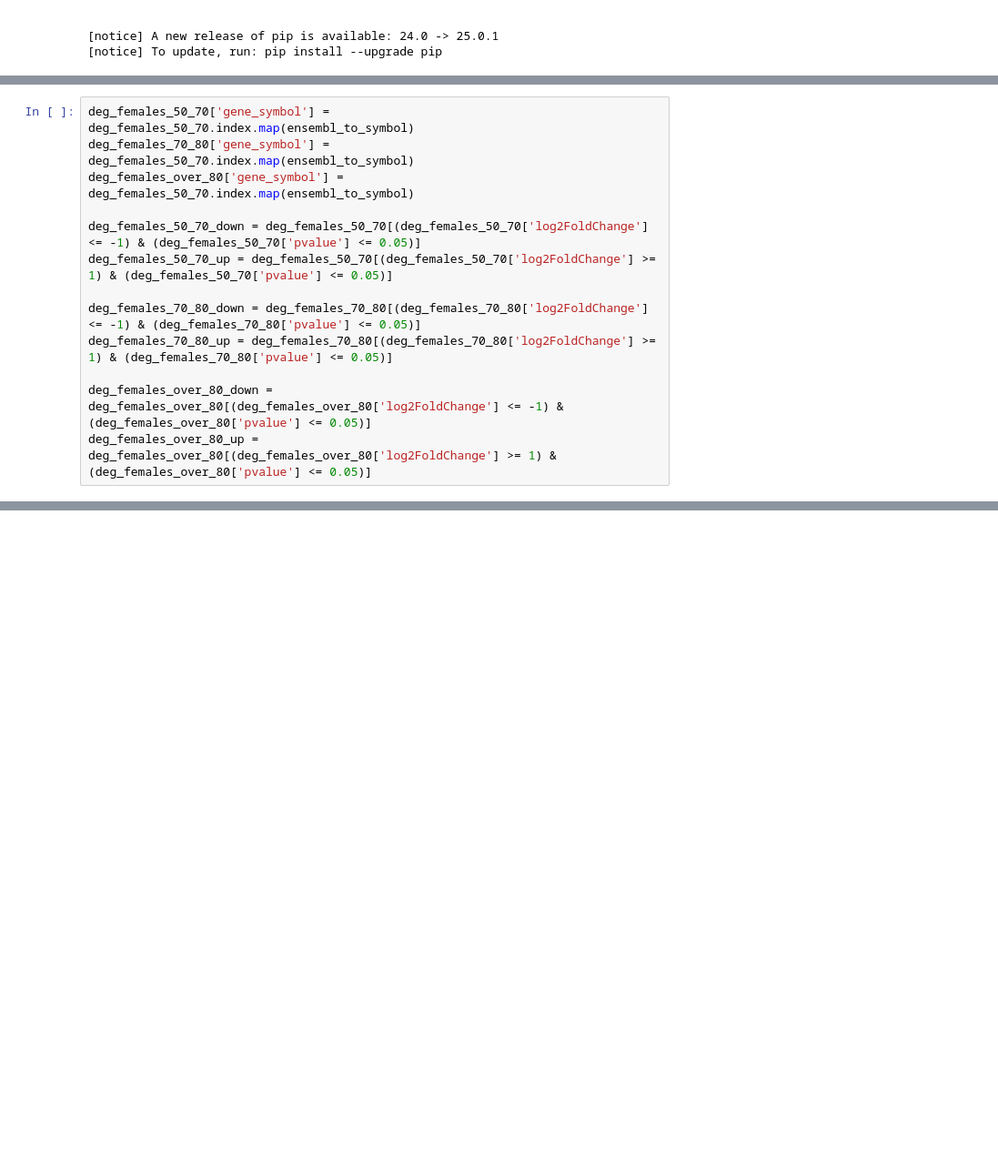
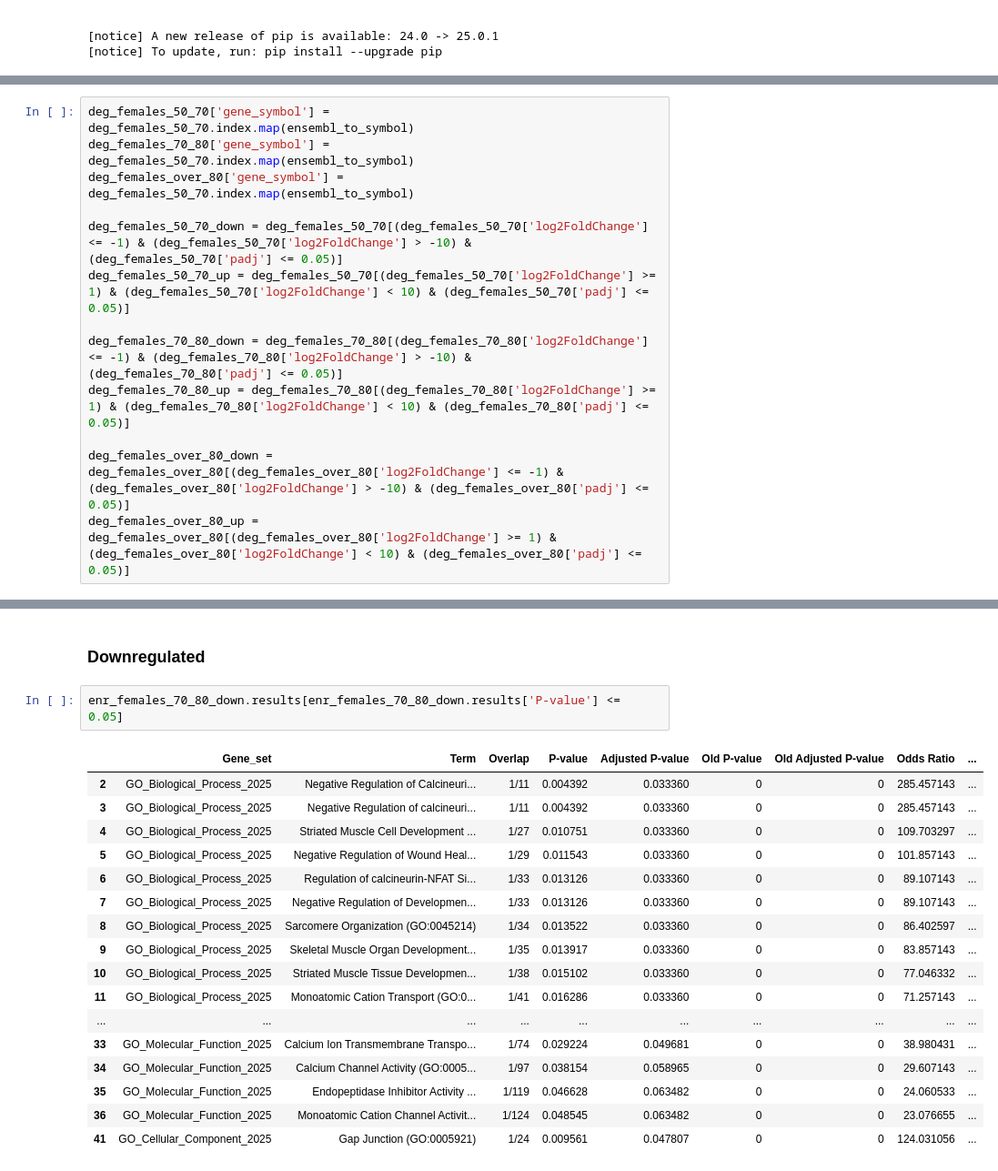
Before and after one commit to perpk/ppmi-wip, a Jupyter notebook: stratification/ppmi-wip.stratification.deg-overview.ipynb, the cells around one changed output, grey strips where cells are left out. Shown at 91% size. Drawn from its saved outputs; the diff is of its cells as text; blank space fills up the shorter version.

```diff
--- a/stratification/ppmi-wip.stratification.deg-overview.ipynb
+++ b/stratification/ppmi-wip.stratification.deg-overview.ipynb
@@ -438,14 +575,14 @@ deg_females_50_70['gene_symbol'] = deg_females_50_70.index.map(ensembl_to_symbol
 deg_females_70_80['gene_symbol'] = deg_females_50_70.index.map(ensembl_to_symbol)
 deg_females_over_80['gene_symbol'] = deg_females_50_70.index.map(ensembl_to_symbol)
 
-deg_females_50_70_down = deg_females_50_70[(deg_females_50_70['log2FoldChange'] <= -1) & (deg_females_50_70['pvalue'] <= 0.05)]
-deg_females_50_70_up = deg_females_50_70[(deg_females_50_70['log2FoldChange'] >= 1) & (deg_females_50_70['pvalue'] <= 0.05)]
+deg_females_50_70_down = deg_females_50_70[(deg_females_50_70['log2FoldChange'] <= -1) & (deg_females_50_70['log2FoldChange'] > -10) & (deg_females_50_70['padj'] <= 0.05)]
+deg_females_50_70_up = deg_females_50_70[(deg_females_50_70['log2FoldChange'] >= 1) & (deg_females_50_70['log2FoldChange'] < 10) & (deg_females_50_70['padj'] <= 0.05)]
 
-deg_females_70_80_down = deg_females_70_80[(deg_females_70_80['log2FoldChange'] <= -1) & (deg_females_70_80['pvalue'] <= 0.05)]
-deg_females_70_80_up = deg_females_70_80[(deg_females_70_80['log2FoldChange'] >= 1) & (deg_females_70_80['pvalue'] <= 0.05)]
+deg_females_70_80_down = deg_females_70_80[(deg_females_70_80['log2FoldChange'] <= -1) & (deg_females_70_80['log2FoldChange'] > -10) & (deg_females_70_80['padj'] <= 0.05)]
+deg_females_70_80_up = deg_females_70_80[(deg_females_70_80['log2FoldChange'] >= 1) & (deg_females_70_80['log2FoldChange'] < 10) & (deg_females_70_80['padj'] <= 0.05)]
 
-deg_females_over_80_down = deg_females_over_80[(deg_females_over_80['log2FoldChange'] <= -1) & (deg_females_over_80['pvalue'] <= 0.05)]
-deg_females_over_80_up = deg_females_over_80[(deg_females_over_80['log2FoldChange'] >= 1) & (deg_females_over_80['pvalue'] <= 0.05)]
+deg_females_over_80_down = deg_females_over_80[(deg_females_over_80['log2FoldChange'] <= -1) & (deg_females_over_80['log2FoldChange'] > -10) & (deg_females_over_80['padj'] <= 0.05)]
+deg_females_over_80_up = deg_females_over_80[(deg_females_over_80['log2FoldChange'] >= 1) & (deg_females_over_80['log2FoldChange'] < 10) & (deg_females_over_80['padj'] <= 0.05)]
 # %%
 import gseapy as gp
 gene_sets = ['MSigDB_Hallmark_2020',
@@ -629,0 +785,22 @@ enr_females_over_80_up = gp.enrichr(gene_list=deg_females_over_80_up['gene_symbo
+# %% [markdown]
+### Downregulated
+# %%
+enr_females_70_80_down.results[enr_females_70_80_down.results['P-value'] <= 0.05]
+# %% [output]
+|  | Gene_set | Term | Overlap | P-value | Adjusted P-value | Old P-value | Old Adjusted P-value | Odds Ratio | ... |
+| 2 | GO_Biological_Process_2025 | Negative Regulation of Calcineuri... | 1/11 | 0.004392 | 0.033360 | 0 | 0 | 285.457143 | ... |
+| 3 | GO_Biological_Process_2025 | Negative Regulation of calcineuri... | 1/11 | 0.004392 | 0.033360 | 0 | 0 | 285.457143 | ... |
+| 4 | GO_Biological_Process_2025 | Striated Muscle Cell Development ... | 1/27 | 0.010751 | 0.033360 | 0 | 0 | 109.703297 | ... |
+| 5 | GO_Biological_Process_2025 | Negative Regulation of Wound Heal... | 1/29 | 0.011543 | 0.033360 | 0 | 0 | 101.857143 | ... |
+| 6 | GO_Biological_Process_2025 | Regulation of calcineurin-NFAT Si... | 1/33 | 0.013126 | 0.033360 | 0 | 0 | 89.107143 | ... |
+| 7 | GO_Biological_Process_2025 | Negative Regulation of Developmen... | 1/33 | 0.013126 | 0.033360 | 0 | 0 | 89.107143 | ... |
+| 8 | GO_Biological_Process_2025 | Sarcomere Organization (GO:0045214) | 1/34 | 0.013522 | 0.033360 | 0 | 0 | 86.402597 | ... |
+| 9 | GO_Biological_Process_2025 | Skeletal Muscle Organ Development... | 1/35 | 0.013917 | 0.033360 | 0 | 0 | 83.857143 | ... |
+| 10 | GO_Biological_Process_2025 | Striated Muscle Tissue Developmen... | 1/38 | 0.015102 | 0.033360 | 0 | 0 | 77.046332 | ... |
+| 11 | GO_Biological_Process_2025 | Monoatomic Cation Transport (GO:0... | 1/41 | 0.016286 | 0.033360 | 0 | 0 | 71.257143 | ... |
+| ... | ... | ... | ... | ... | ... | ... | ... | ... | ... |
+| 33 | GO_Molecular_Function_2025 | Calcium Ion Transmembrane Transpo... | 1/74 | 0.029224 | 0.049681 | 0 | 0 | 38.980431 | ... |
+| 34 | GO_Molecular_Function_2025 | Calcium Channel Activity (GO:0005... | 1/97 | 0.038154 | 0.058965 | 0 | 0 | 29.607143 | ... |
+| 35 | GO_Molecular_Function_2025 | Endopeptidase Inhibitor Activity ... | 1/119 | 0.046628 | 0.063482 | 0 | 0 | 24.060533 | ... |
+| 36 | GO_Molecular_Function_2025 | Monoatomic Cation Channel Activit... | 1/124 | 0.048545 | 0.063482 | 0 | 0 | 23.076655 | ... |
+| 41 | GO_Cellular_Component_2025 | Gap Junction (GO:0005921) | 1/24 | 0.009561 | 0.047807 | 0 | 0 | 124.031056 | ... |
```
Also changed, not shown: parts of 60 cells of this notebook, 8 other files.
